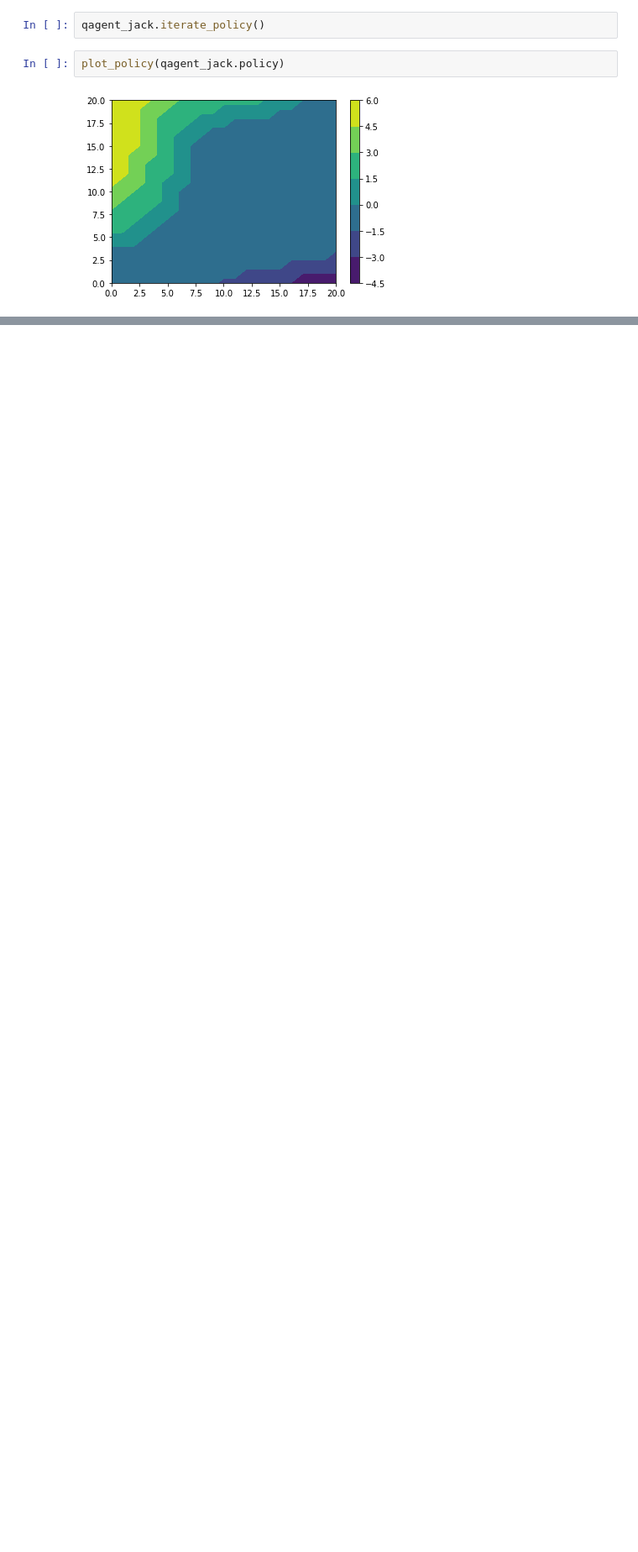
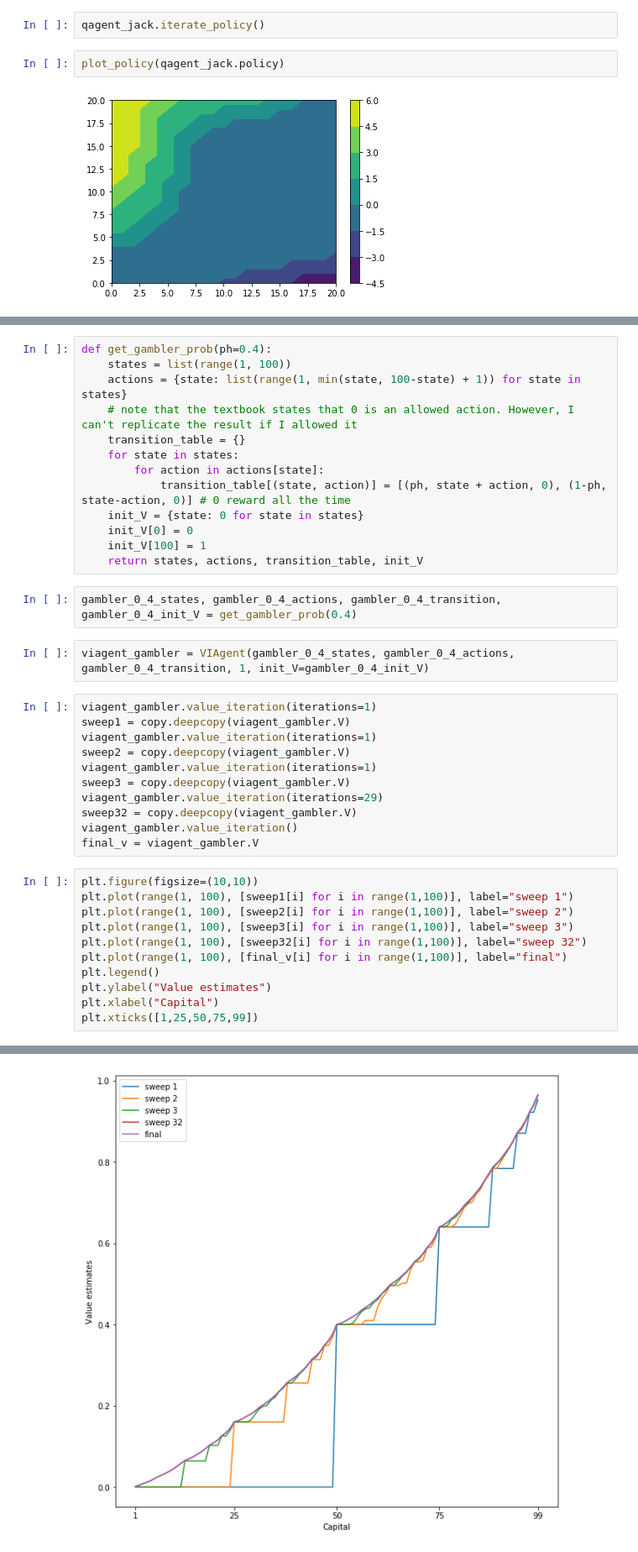
Before and after one commit to kai32/ReinforcementLearning, a Jupyter notebook: chapter 3,4.ipynb, the cells around one changed output, grey strips where cells are left out. Shown at 84% size. Cells and saved outputs as stored; diff of their text form; blank space fills up the shorter version.

Commit message:
added gambler problem

```diff
--- a/chapter 3,4.ipynb
+++ b/chapter 3,4.ipynb
@@ -619,0 +706,40 @@ plot_policy(qagent_jack.policy)
+# %%
+def get_gambler_prob(ph=0.4):
+    states = list(range(1, 100))
+    actions = {state: list(range(1, min(state, 100-state) + 1)) for state in states}
+    # note that the textbook states that 0 is an allowed action. However, I can't replicate the result if I allowed it
+    transition_table = {}
+    for state in states:
+        for action in actions[state]:
+            transition_table[(state, action)] = [(ph, state + action, 0), (1-ph, state-action, 0)] # 0 reward all the time
+    init_V = {state: 0 for state in states}
+    init_V[0] = 0
+    init_V[100] = 1
+    return states, actions, transition_table, init_V
+# %%
+gambler_0_4_states, gambler_0_4_actions, gambler_0_4_transition, gambler_0_4_init_V = get_gambler_prob(0.4)
+# %%
+viagent_gambler = VIAgent(gambler_0_4_states, gambler_0_4_actions, gambler_0_4_transition, 1, init_V=gambler_0_4_init_V)
+# %%
+viagent_gambler.value_iteration(iterations=1)
+sweep1 = copy.deepcopy(viagent_gambler.V)
+viagent_gambler.value_iteration(iterations=1)
+sweep2 = copy.deepcopy(viagent_gambler.V)
+viagent_gambler.value_iteration(iterations=1)
+sweep3 = copy.deepcopy(viagent_gambler.V)
+viagent_gambler.value_iteration(iterations=29)
+sweep32 = copy.deepcopy(viagent_gambler.V)
+viagent_gambler.value_iteration()
+final_v = viagent_gambler.V
+# %%
+plt.figure(figsize=(10,10))
+plt.plot(range(1, 100), [sweep1[i] for i in range(1,100)], label="sweep 1")
+plt.plot(range(1, 100), [sweep2[i] for i in range(1,100)], label="sweep 2")
+plt.plot(range(1, 100), [sweep3[i] for i in range(1,100)], label="sweep 3")
+plt.plot(range(1, 100), [sweep32[i] for i in range(1,100)], label="sweep 32")
+plt.plot(range(1, 100), [final_v[i] for i in range(1,100)], label="final")
+plt.legend()
+plt.ylabel("Value estimates")
+plt.xlabel("Capital")
+plt.xticks([1,25,50,75,99])
+# %% [output]
@@ -619,0 +752 @@ plot_policy(qagent_jack.policy)
+[figure, added]
```
Also changed, not shown: parts of 18 cells of this notebook.
